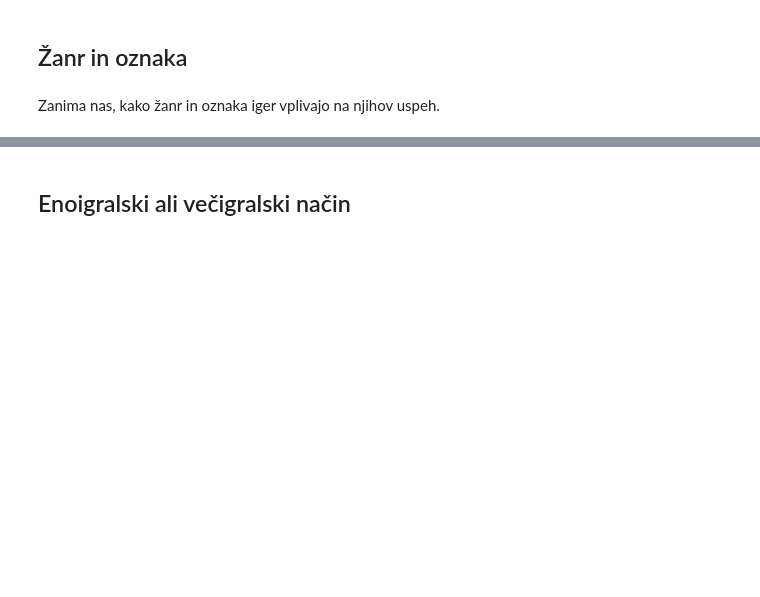
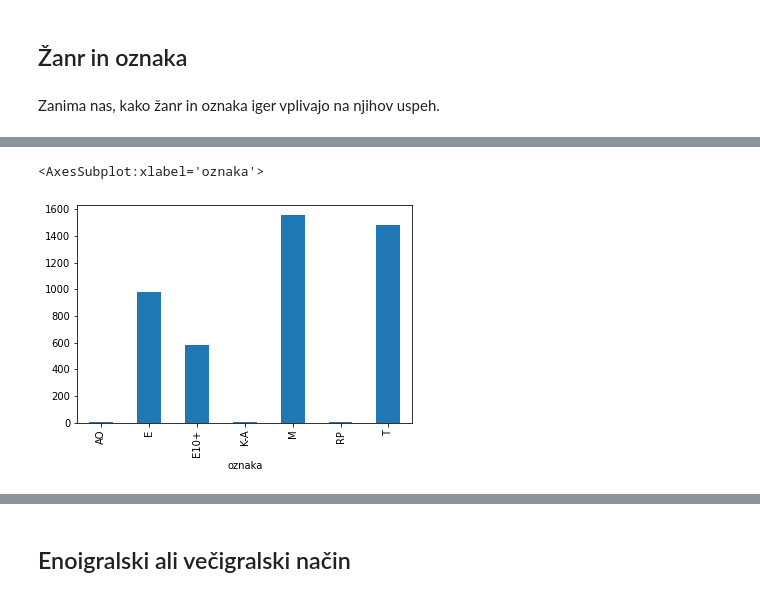
Before and after one commit to benoucakar/Najboljse-videoigre-vseh-casov, a Jupyter notebook: Najboljse_videoigre_vseh_casov.ipynb, the cells around one changed output, grey strips where cells are left out. Cells and saved outputs as stored; diff of their text form; code cells hidden in the pictures; blank space fills up the shorter version.

Commit message:
Dodal analize oznak in žanrov in začel z delom na zadnjem algoritmu.

```diff
--- a/Najboljse_videoigre_vseh_casov.ipynb
+++ b/Najboljse_videoigre_vseh_casov.ipynb
@@ -498,0 +511,7 @@ Zanima nas, kako žanr in oznaka iger vplivajo na njihov uspeh.
+# %%
+dobre_igre = igre.head(5000)
+oznake_dobre = dobre_igre.groupby("oznaka").size()
+oznake_dobre.plot.bar()
+# %% [output]
+<AxesSubplot:xlabel='oznaka'>
+[figure, added]
```
Also changed, not shown: parts of 25 cells of this notebook.
